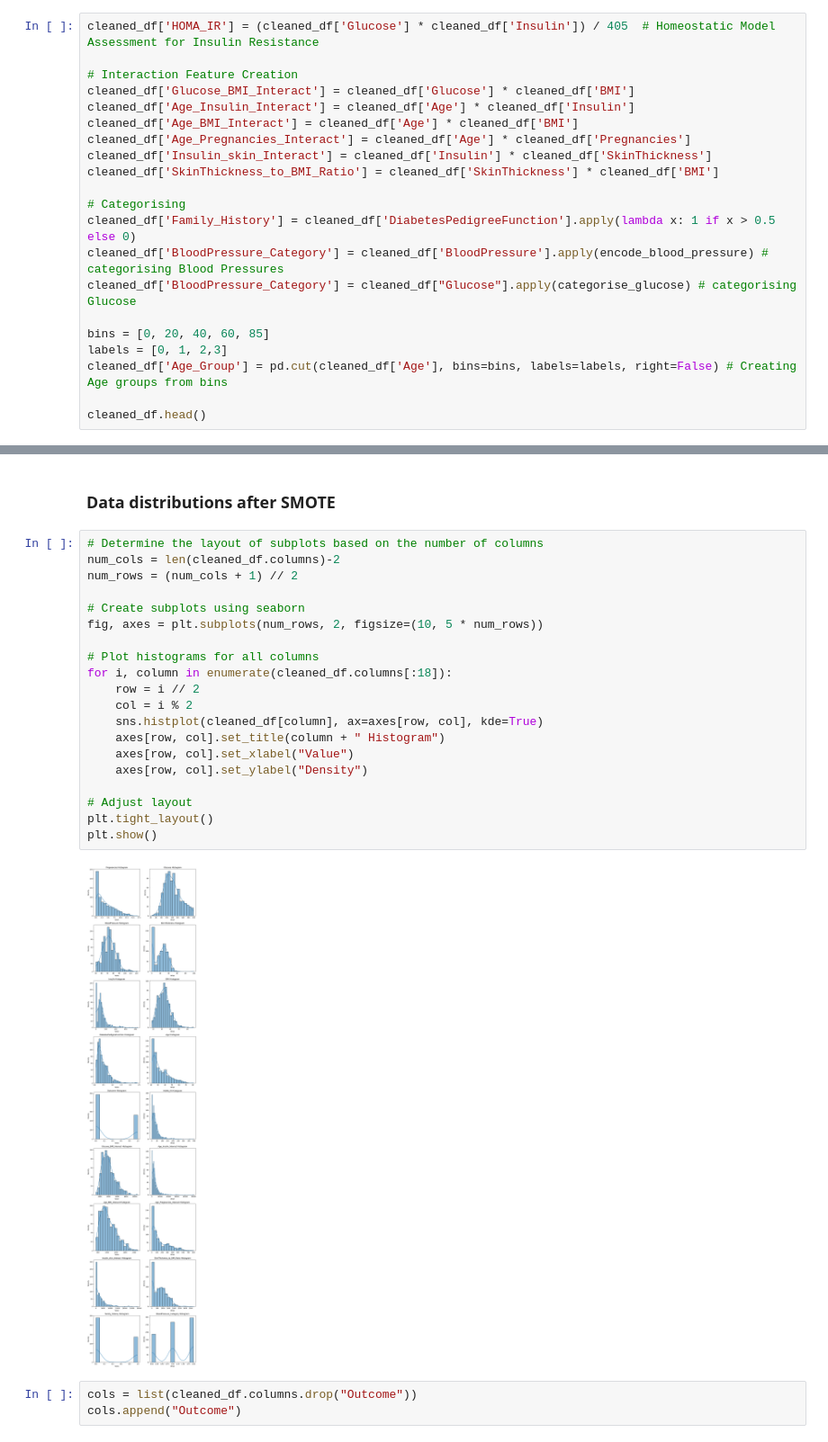
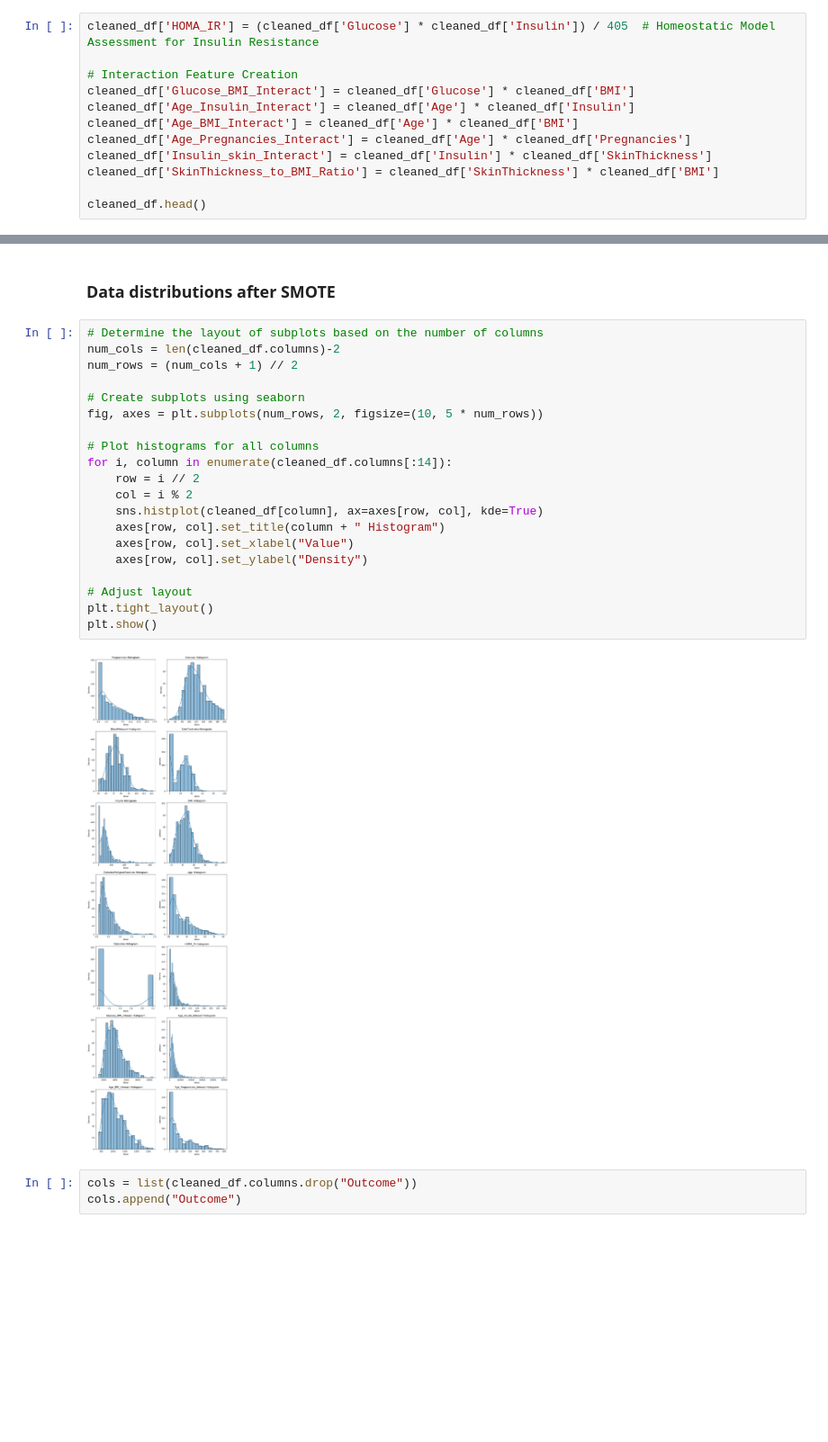
Before and after one commit to AmirMohammadiKarbalaei/Pima-Indians-Diabetes, a Jupyter notebook: Feature Engineering.ipynb, the cells around one changed output, grey strips where cells are left out. Shown: that part at 90% size. Cells and saved outputs as stored; diff of their text form; blank space fills up the shorter version.

```diff
--- a/Feature Engineering.ipynb
+++ b/Feature Engineering.ipynb
@@ -32,15 +32,6 @@ cleaned_df['Age_Pregnancies_Interact'] = cleaned_df['Age'] * cleaned_df['Pregnan
 cleaned_df['Insulin_skin_Interact'] = cleaned_df['Insulin'] * cleaned_df['SkinThickness']
 cleaned_df['SkinThickness_to_BMI_Ratio'] = cleaned_df['SkinThickness'] * cleaned_df['BMI']
 
-# Categorising
-cleaned_df['Family_History'] = cleaned_df['DiabetesPedigreeFunction'].apply(lambda x: 1 if x > 0.5 else 0)
-cleaned_df['BloodPressure_Category'] = cleaned_df['BloodPressure'].apply(encode_blood_pressure) # categorising Blood Pressures
-cleaned_df['BloodPressure_Category'] = cleaned_df["Glucose"].apply(categorise_glucose) # categorising Glucose
-
-bins = [0, 20, 40, 60, 85]
-labels = [0, 1, 2,3]
-cleaned_df['Age_Group'] = pd.cut(cleaned_df['Age'], bins=bins, labels=labels, right=False) # Creating Age groups from bins
-
 cleaned_df.head()
 # %% [output]
 |  | Pregnancies | Glucose | BloodPressure | SkinThickness | Insulin | BMI | DiabetesPedigreeFunction | Age | ... |
@@ -97,25 +88,25 @@ plt.show()
 # %%
 # Determine the layout of subplots based on the number of columns
 num_cols = len(cleaned_df.columns)-2
 num_rows = (num_cols + 1) // 2
 
 # Create subplots using seaborn
 fig, axes = plt.subplots(num_rows, 2, figsize=(10, 5 * num_rows))
 
 # Plot histograms for all columns
-for i, column in enumerate(cleaned_df.columns[:18]):
+for i, column in enumerate(cleaned_df.columns[:14]):
     row = i // 2
     col = i % 2
     sns.histplot(cleaned_df[column], ax=axes[row, col], kde=True)
     axes[row, col].set_title(column + " Histogram")
     axes[row, col].set_xlabel("Value")
     axes[row, col].set_ylabel("Density")
 
 # Adjust layout
 plt.tight_layout()
 plt.show()
 # %% [output]
-[figure, old version]
+[figure, new version]
 # %%
 cols = list(cleaned_df.columns.drop("Outcome"))
 cols.append("Outcome")
```
Also changed, not shown: 12 other files.
